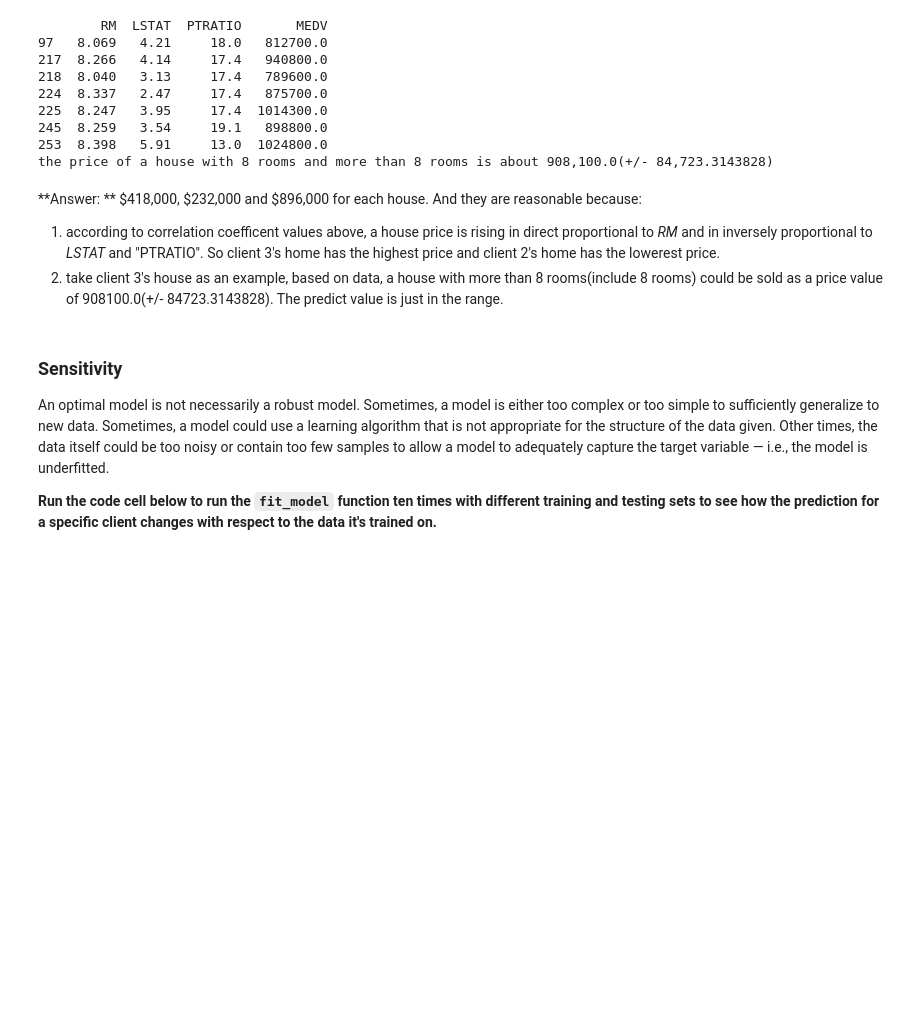
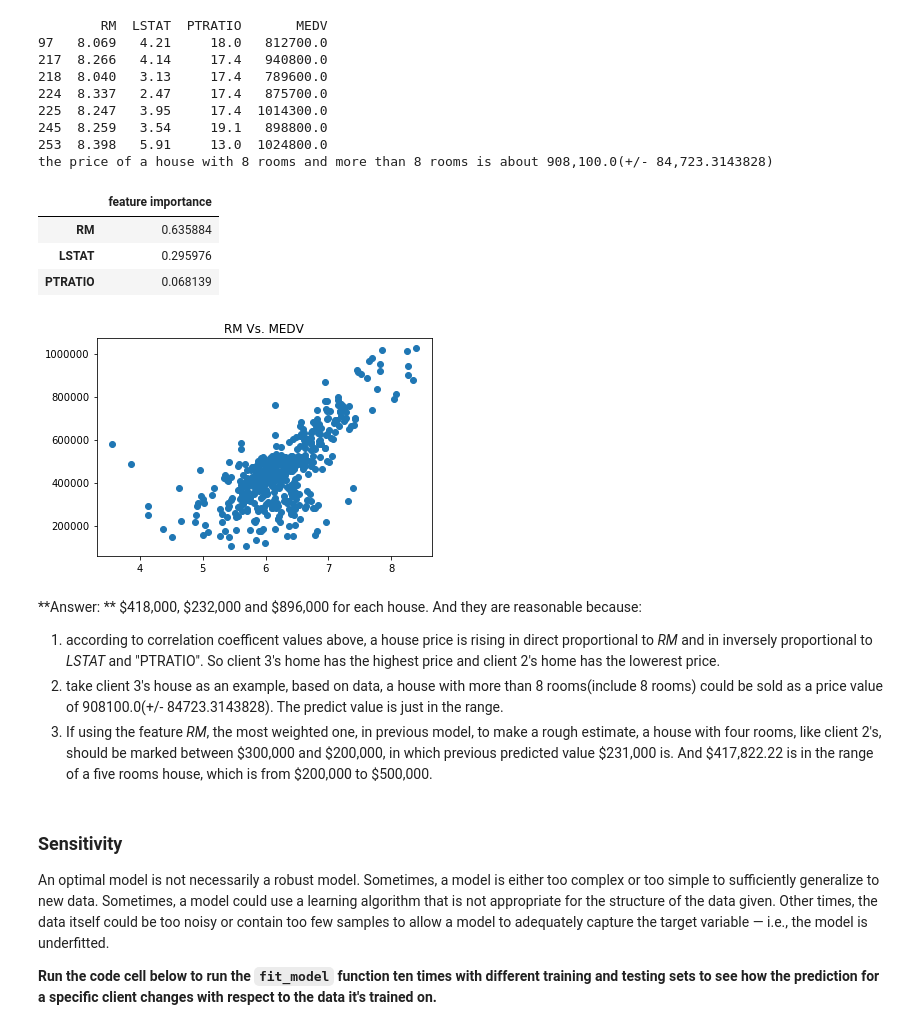
Before and after one commit to liam-august-h/machine-learning, a Jupyter notebook: projects/boston_housing/boston_housing.ipynb, the cells around one changed output. Drawn from its saved outputs; the diff is of its cells as text; code cells hidden in the pictures; blank space fills up the shorter version.

```diff
--- a/projects/boston_housing/boston_housing.ipynb
+++ b/projects/boston_housing/boston_housing.ipynb
@@ -447,10 +461,24 @@ print "the price of a house with 8 rooms and more than 8 rooms is about {:,}(+/-
 245  8.259   3.54     19.1   898800.0
 253  8.398   5.91     13.0  1024800.0
 the price of a house with 8 rooms and more than 8 rooms is about 908,100.0(+/- 84,723.3143828)
+# %%
+pd.DataFrame(reg.feature_importances_, X_train.columns, ["feature importance"])
+# %% [output]
+|  | feature importance |
+| RM | 0.635884 |
+| LSTAT | 0.295976 |
+| PTRATIO | 0.068139 |
+# %%
+plt.plot(data['RM'], prices, 'o')
+plt.title('RM' + " Vs. MEDV")
+plt.show()
+# %% [output]
+[figure, added]
 # %% [markdown]
 **Answer: ** \$418,000, \$232,000 and \$896,000 for each house. And they are reasonable because:
 1. according to correlation coefficent values above, a house price is rising in direct proportional to *RM* and in inversely proportional to  *LSTAT* and "PTRATIO". So client 3's home has the highest price and client 2's home has the lowerest price.
 2. take client 3's house as an example, based on data, a house with more than 8 rooms(include 8 rooms) could be sold as a price value of 908100.0(+/- 84723.3143828). The predict value is just in the range.
+3. If using the feature *RM*, the most weighted one, in previous model, to make a rough estimate, a house with four rooms, like client 2's, should be marked between \$300,000 and \$200,000, in which previous predicted value \$231,000 is. And \$417,822.22 is in the range of a five rooms house, which is from \$200,000 to \$500,000.
 # %% [markdown]
 ### Sensitivity
 An optimal model is not necessarily a robust model. Sometimes, a model is either too complex or too simple to sufficiently generalize to new data. Sometimes, a model could use a learning algorithm that is not appropriate for the structure of the data given. Other times, the data itself could be too noisy or contain too few samples to allow a model to adequately capture the target variable — i.e., the model is underfitted.
```
Also changed, not shown: parts of 8 cells of this notebook, 1 other file.
